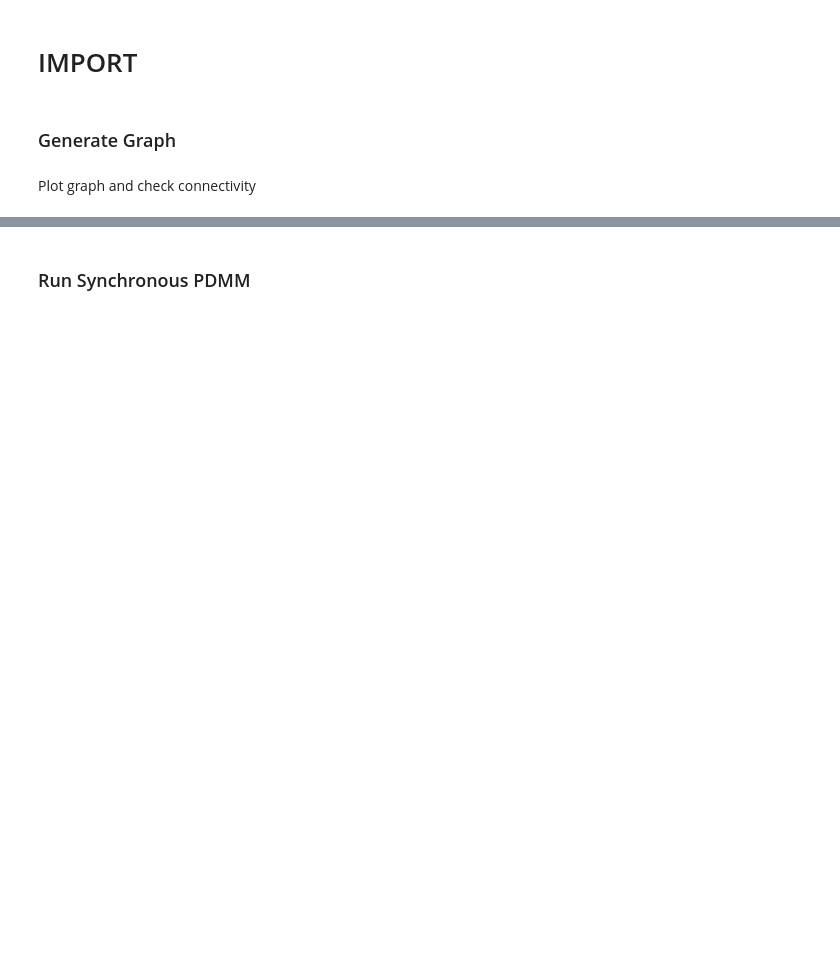
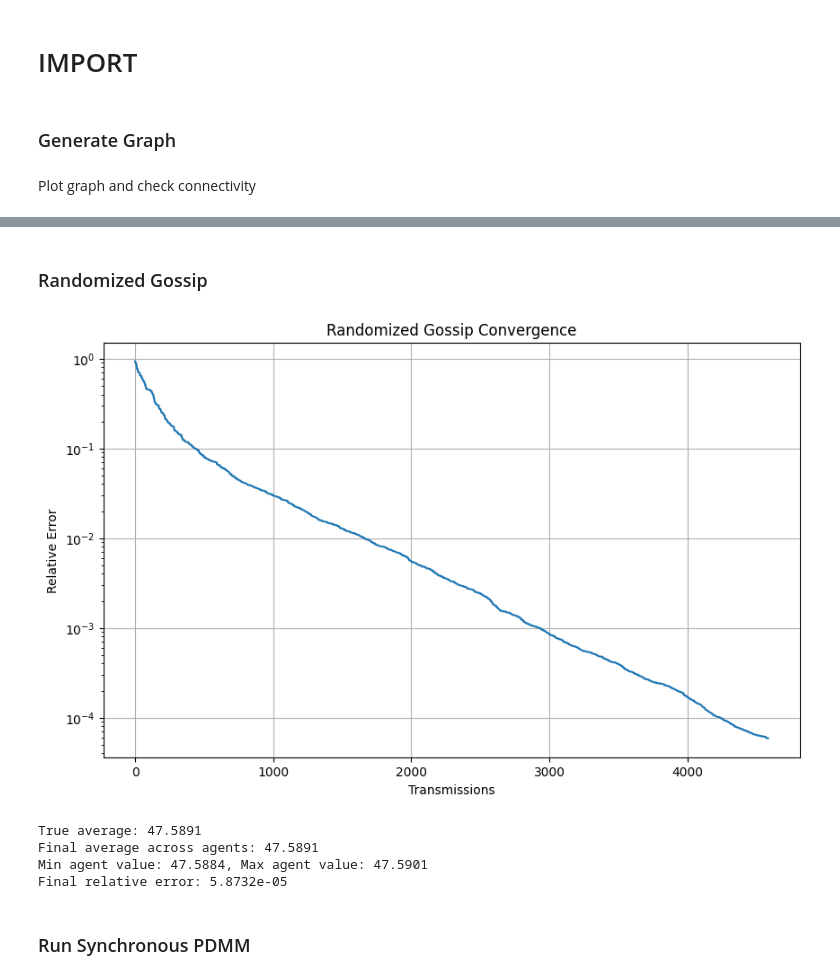
Before and after one commit to AybarsManav/PDMM, a Jupyter notebook: main.ipynb, the cells around one changed output, grey strips where cells are left out. Saved outputs shown, nothing was run; the diff lists cells and outputs as text; code cells hidden in the pictures; blank space fills up the shorter version.

```diff
--- a/main.ipynb
+++ b/main.ipynb
@@ -49,3 +51,27 @@ The graph is connected: False
+# %% [markdown]
+### Randomized Gossip
+# %%
+
+sensor_values = np.random.randn(n) * 10 + 50
+values,errors,time = gossip_step(sensor_values, adjacency_matrix, max_ticks=5000)
+
+plt.figure(figsize=(10, 6))
+plt.semilogy(range(len(errors)), errors)
+plt.xlabel('Transmissions')
+plt.ylabel('Relative Error')
+plt.title(f'Randomized Gossip Convergence')
+plt.grid(True)
+plt.show()
+print(f"True average: {np.mean(sensor_values):.4f}")
+print(f"Final average across agents: {np.mean(values):.4f}")
+print(f"Min agent value: {np.min(values):.4f}, Max agent value: {np.max(values):.4f}")
+print(f"Final relative error: {errors[-1]:.4e}")
+# %% [output]
+[figure, added]
+True average: 47.5891
+Final average across agents: 47.5891
+Min agent value: 47.5884, Max agent value: 47.5901
+Final relative error: 5.8732e-05
 # %% [markdown]
 ### Run Synchronous PDMM
 # %%
```
Also changed, not shown: parts of 17 cells of this notebook, 3 other files.
